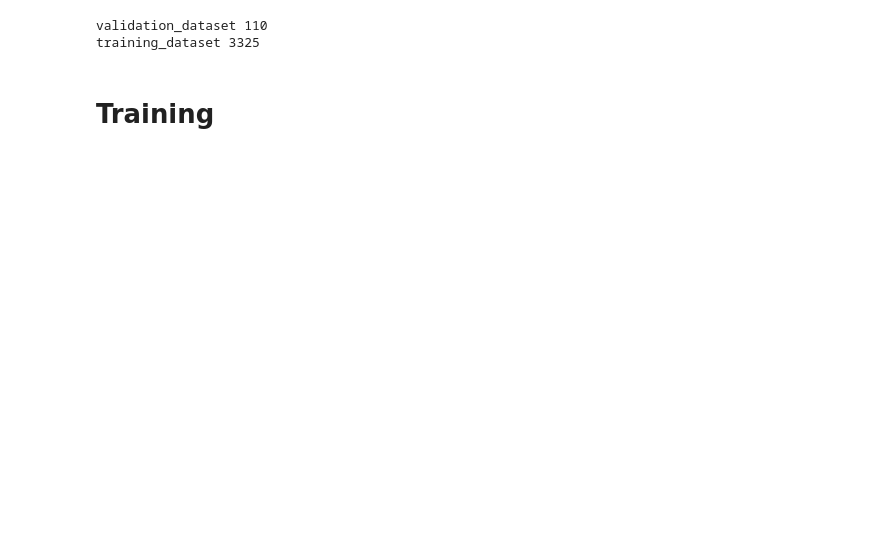
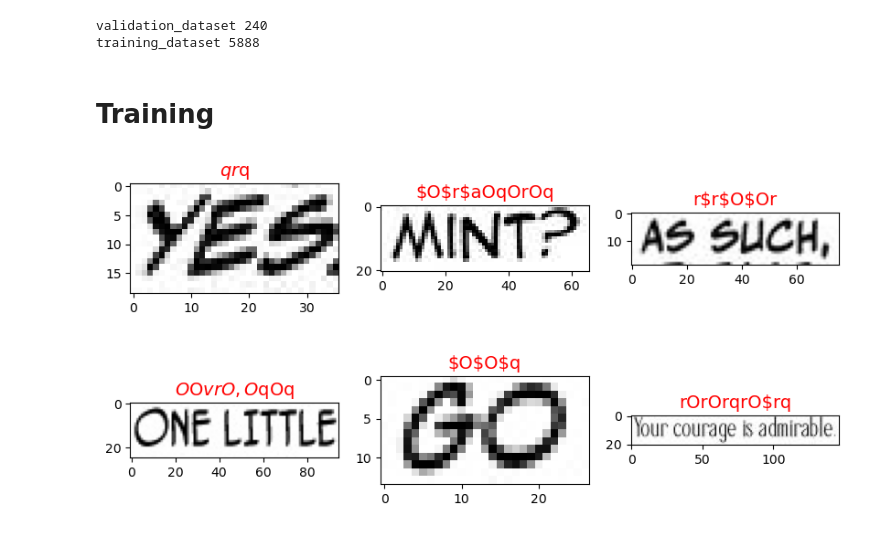
Before and after one commit to wanasit/comic-ocr, a Jupyter notebook: notebooks/Train Recognition Model (default, CRNN small).ipynb, the cells around one changed output. Saved outputs shown, nothing was run; the diff lists cells and outputs as text; code cells hidden in the pictures; blank space fills up the shorter version.

```diff
--- a/notebooks/Train Recognition Model (default, CRNN small).ipynb
+++ b/notebooks/Train Recognition Model (default, CRNN small).ipynb
@@ -92,45 +69,54 @@ annotated_dataset 1435
 # %%
-annotated_dataset = annotated_dataset.shuffle('abc')
-generated_dataset = generated_dataset.shuffle('abc')
+import random
+random.seed('abdc')
 
-validation_dataset = RecognitionDataset.merge(
-    annotated_dataset.subset(to_idx=50),
-    generated_dataset.subset(to_idx=60)
+dataset_annotated = dataset_annotated.shuffle()
+dataset_generated = dataset_generated.shuffle()
+dataset_example = dataset_example.shuffle()
+
+# Validation Dataset (annotated + example)
+validation_dataset = recognition.RecognitionDataset.merge(
+    dataset_example,
+    dataset_annotated.subset(to_idx=200)
+).shuffle()
+
+
+# Training Dataset (generated + annotated)
+training_dataset = recognition.RecognitionDataset.merge(
+    dataset_annotated.subset(from_idx=200).repeat(5),
+    dataset_generated.subset(from_idx=0),
 )
 
-training_dataset = RecognitionDataset.merge(
-    annotated_dataset.subset(from_idx=50),
-    generated_dataset.subset(from_idx=60, to_idx=2000)
-)
+training_dataset = recognition.RecognitionDatasetWithAugmentation.of_dataset(training_dataset)
 
 
 print('validation_dataset', len(validation_dataset))
 print('training_dataset', len(training_dataset))
 # %% [output]
-validation_dataset 110
-training_dataset 3325
+validation_dataset 240
+training_dataset 5888
 # %% [markdown]
 # Training
 # %%
+from comic_ocr.models import train_helpers
 from comic_ocr.models.recognition.train import train
+from comic_ocr.utils.ploting import plot_losses, plot_metrics, show_images
+from torch import optim
 from IPython.display import clear_output
 
 def show_example(model, images):
     outputs = [model.recognize(img) for img in images]
-    show_images(images, outputs)
+    show_images(images, outputs, figsize=(10, 5))
 
 
-def save_and_report(i_epoch, train_losses, val_losses):
-    clear_output()
-    plot_losses(train_losses, val_losses)
-    show_example(model, [
-        validation_dataset.get_line_image(0),
-        validation_dataset.get_line_image(1),
-        validation_dataset.get_line_image(2),
-        training_dataset.get_line_image(0),
-        training_dataset.get_line_image(1),
-        training_dataset.get_line_image(-1)
-    ])
-
-    torch.save(model, path_output_model)
+show_example(model, [
+    validation_dataset.get_line_image(0),
+    validation_dataset.get_line_image(1),
+    validation_dataset.get_line_image(-1),
+    training_dataset.get_line_image(0),
+    training_dataset.get_line_image(1),
+    training_dataset.get_line_image(-1)
+])
+# %% [output]
+[figure, added]
 # %%
```
Also changed, not shown: parts of 14 cells of this notebook, 17 other files.
